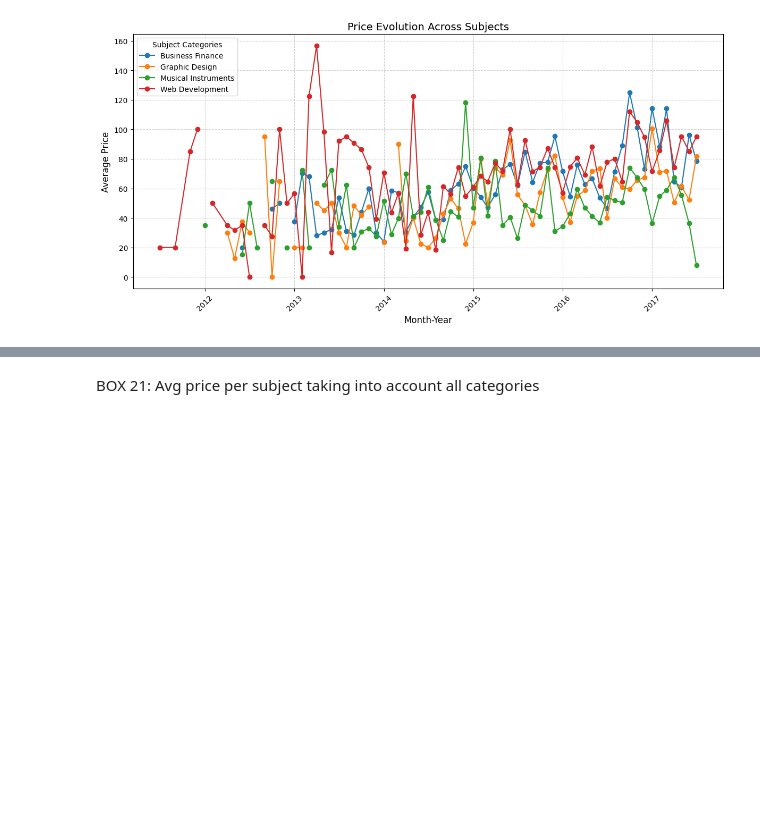
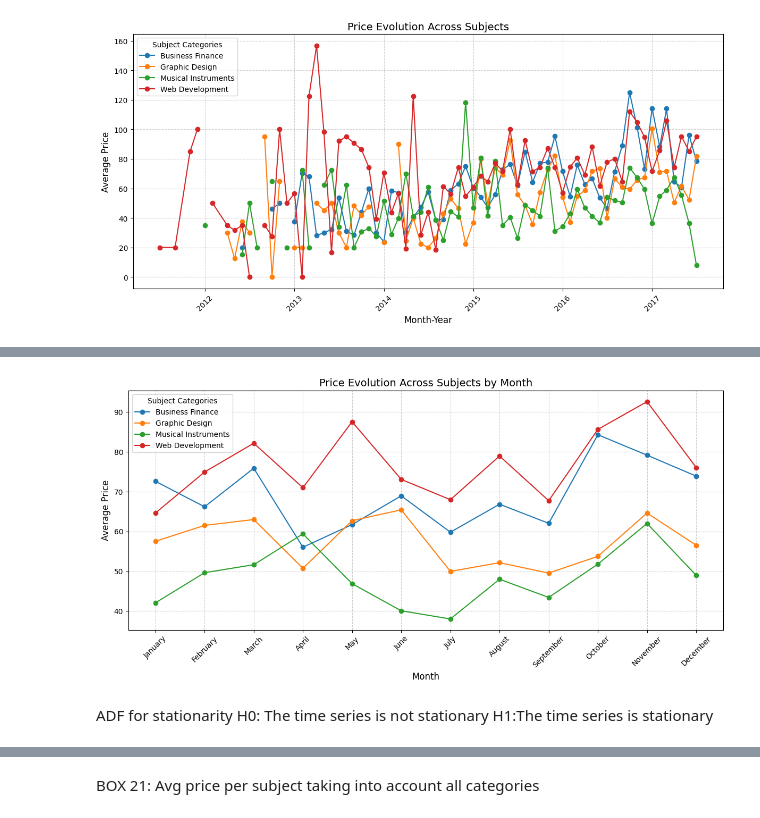
Before and after one commit to TeodoraVuta/e-learning-udemy, a Jupyter notebook: descriptiveStatistics.ipynb, the cells around one changed output, grey strips where cells are left out. Saved outputs shown, nothing was run; the diff lists cells and outputs as text; code cells hidden in the pictures; blank space fills up the shorter version.

Commit message:
stationarity

```diff
--- a/descriptiveStatistics.ipynb
+++ b/descriptiveStatistics.ipynb
@@ -603,0 +675,30 @@ plt.show()
+# %%
+df["Month"] = df["published_timestamp"].dt.strftime("%B")
+
+grouped = df.groupby(["subject", "Month"], as_index=False)["price"].mean()
+
+month_order = ["January", "February", "March", "April", "May", "June",
+               "July", "August", "September", "October", "November", "December"]
+grouped["Month"] = pd.Categorical(grouped["Month"], categories=month_order, ordered=True)
+grouped = grouped.sort_values("Month")
+
+pivoted = grouped.pivot(index="Month", columns="subject", values="price")
+
+plt.figure(figsize=(12, 6))
+for category in pivoted.columns:
+    plt.plot(pivoted.index, pivoted[category], marker="o", label=category)
+
+plt.title("Price Evolution Across Subjects by Month", fontsize=14)
+plt.xlabel("Month", fontsize=12)
+plt.ylabel("Average Price", fontsize=12)
+plt.legend(title="Subject Categories")
+plt.grid(visible=True, linestyle="--", alpha=0.6)
+plt.xticks(rotation=45)
+plt.tight_layout()
+plt.show()
+# %% [output]
+[figure, added]
+# %% [markdown]
+ADF for stationarity
+H0: The time series is not stationary
+H1:The time series is stationary
```
Also changed, not shown: parts of 10 cells of this notebook, 1 other file.
